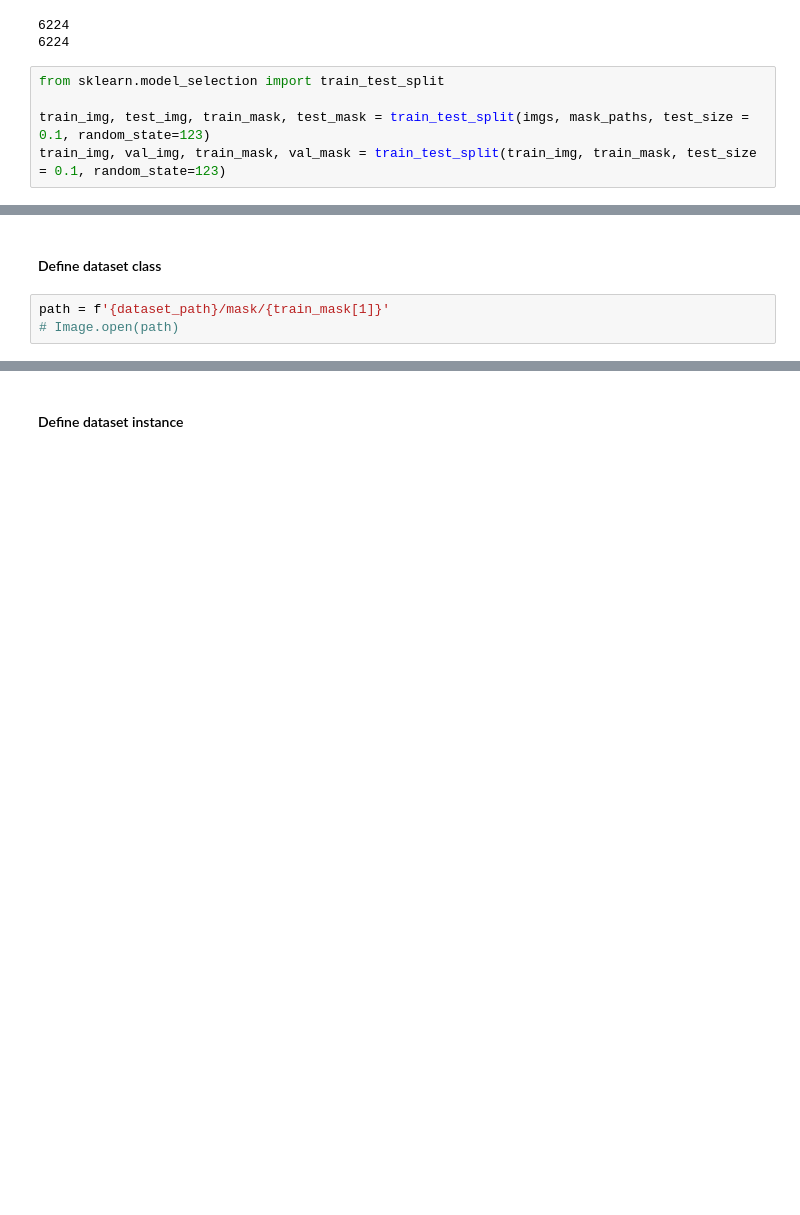
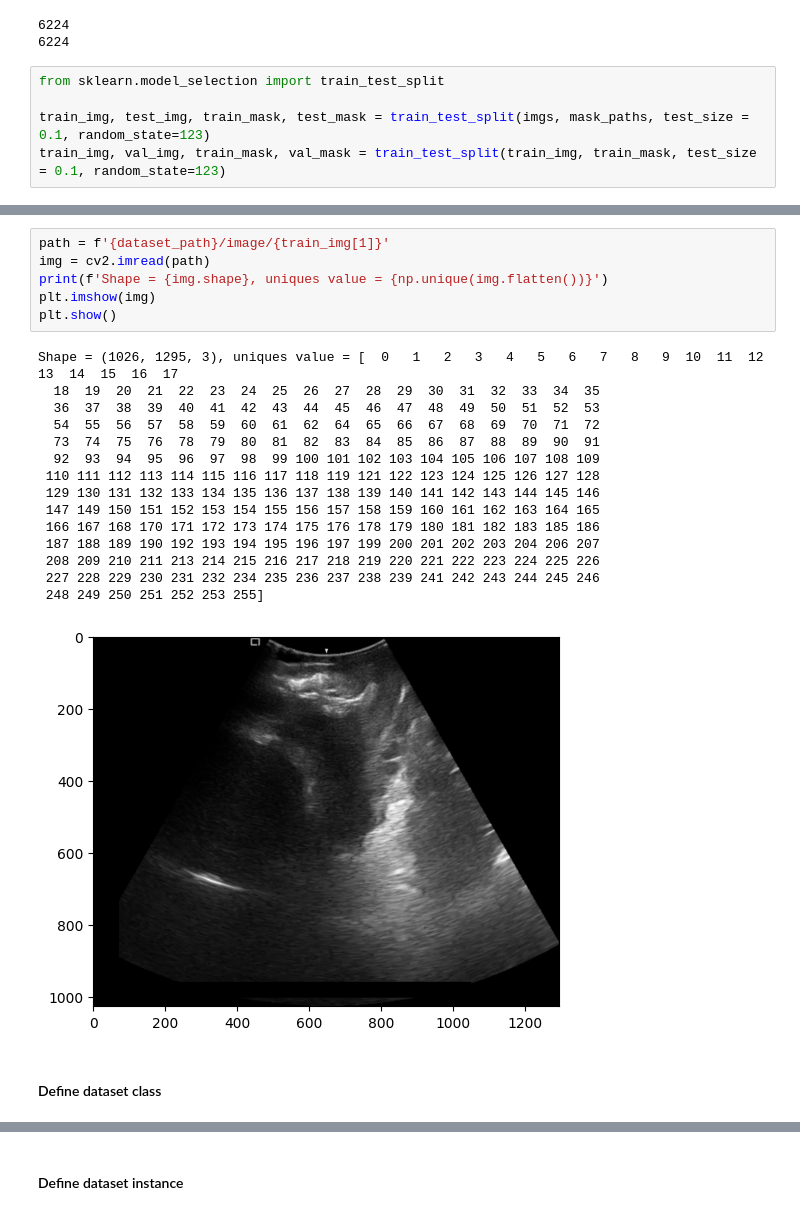
Before and after one commit to lamld203844/Biomedical-Segmentation, a Jupyter notebook: baseline-model.ipynb, the cells around one changed output, grey strips where cells are left out. Drawn from its saved outputs; the diff is of its cells as text; blank space fills up the shorter version.

```diff
--- a/baseline-model.ipynb
+++ b/baseline-model.ipynb
@@ -114,5 +92,24 @@ print(len(val_img))
+# %%
+path = f'{dataset_path}/image/{train_img[1]}'
+img = cv2.imread(path)
+print(f'Shape = {img.shape}, uniques value = {np.unique(img.flatten())}')
+plt.imshow(img)
+plt.show()
+# %% [output]
+Shape = (1026, 1295, 3), uniques value = [  0   1   2   3   4   5   6   7   8   9  10  11  12  13  14  15  16  17
+  18  19  20  21  22  23  24  25  26  27  28  29  30  31  32  33  34  35
+  36  37  38  39  40  41  42  43  44  45  46  47  48  49  50  51  52  53
+  54  55  56  57  58  59  60  61  62  64  65  66  67  68  69  70  71  72
+  73  74  75  76  78  79  80  81  82  83  84  85  86  87  88  89  90  91
+  92  93  94  95  96  97  98  99 100 101 102 103 104 105 106 107 108 109
+ 110 111 112 113 114 115 116 117 118 119 121 122 123 124 125 126 127 128
+ 129 130 131 132 133 134 135 136 137 138 139 140 141 142 143 144 145 146
+ 147 149 150 151 152 153 154 155 156 157 158 159 160 161 162 163 164 165
+ 166 167 168 170 171 172 173 174 175 176 178 179 180 181 182 183 185 186
+ 187 188 189 190 192 193 194 195 196 197 199 200 201 202 203 204 206 207
+ 208 209 210 211 213 214 215 216 217 218 219 220 221 222 223 224 225 226
+ 227 228 229 230 231 232 234 235 236 237 238 239 241 242 243 244 245 246
+ 248 249 250 251 252 253 255]
+[figure, added]
 # %% [markdown]
 #### Define dataset class
-# %%
-path = f'{dataset_path}/mask/{train_mask[1]}'
-# Image.open(path)
```
Also changed, not shown: parts of 32 cells of this notebook.
